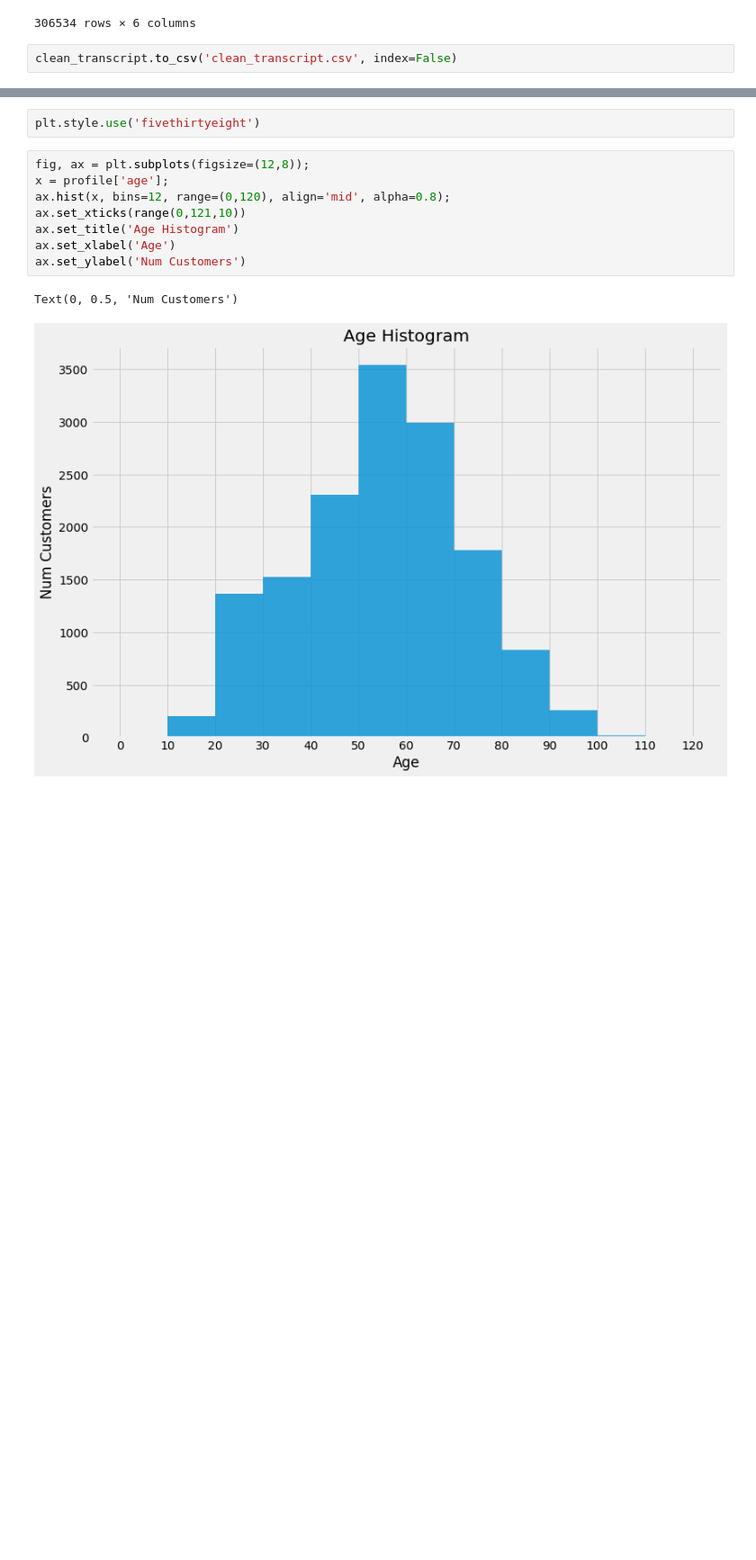
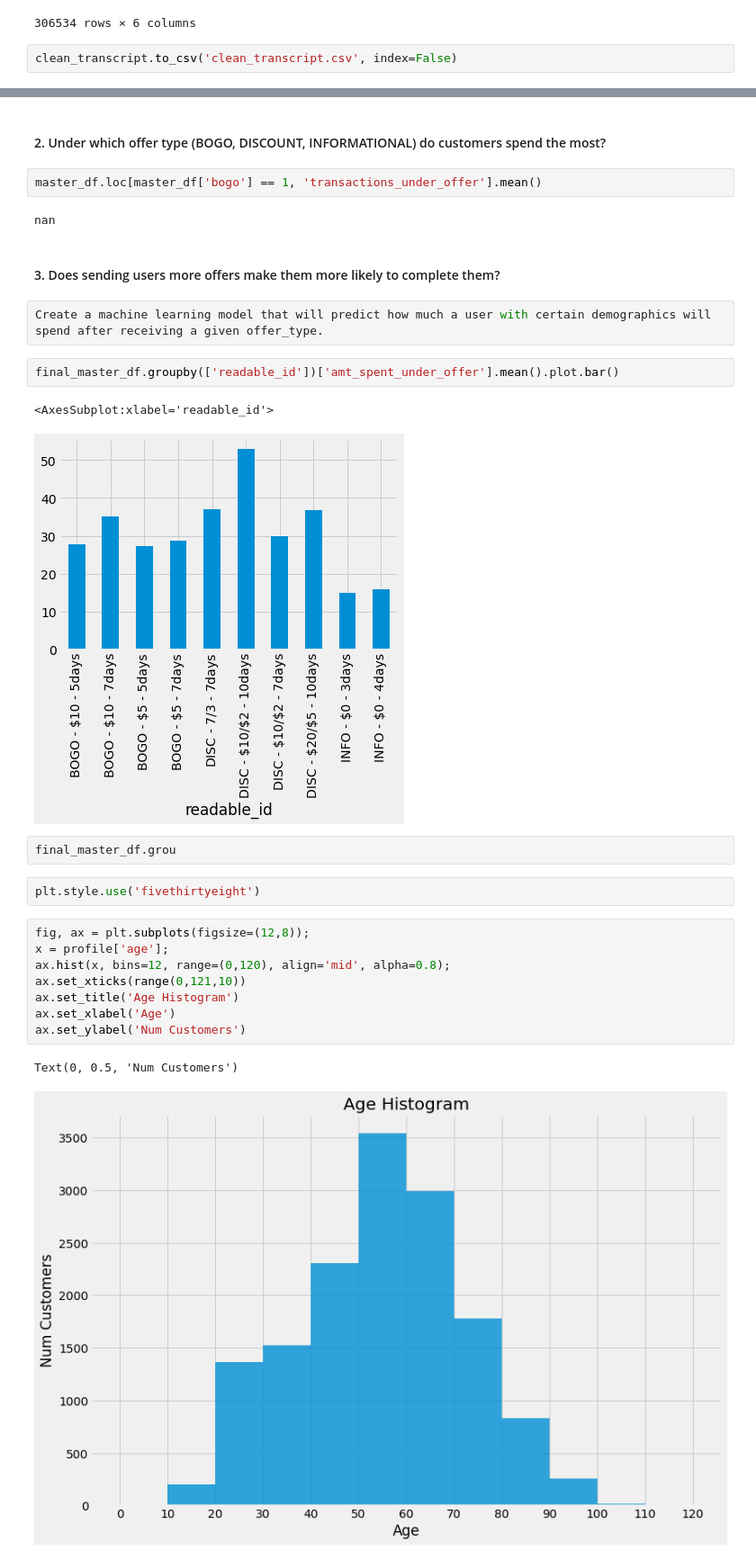
Before and after one commit to jnish23/Starbucks-Capstone, a Jupyter notebook: Starbucks_Capstone_notebook.ipynb, the cells around one changed output, grey strips where cells are left out. Shown at 90% size. Drawn from its saved outputs; the diff is of its cells as text; blank space fills up the shorter version.

```diff
--- a/Starbucks_Capstone_notebook.ipynb
+++ b/Starbucks_Capstone_notebook.ipynb
@@ -1035,3 +811,20 @@ master_df
+# %% [markdown]
+#### 2. Under which offer type (BOGO, DISCOUNT, INFORMATIONAL) do customers spend the most?
+# %%
+master_df.loc[master_df['bogo'] == 1, 'transactions_under_offer'].mean()
+# %% [output]
+nan
+# %% [markdown]
+#### 3. Does sending users more offers make them more likely to complete them?
+# %%
+Create a machine learning model that will predict how much a user with certain demographics will spend after receiving a given offer_type.
+# %%
+final_master_df.groupby(['readable_id'])['amt_spent_under_offer'].mean().plot.bar()
+# %% [output]
+<AxesSubplot:xlabel='readable_id'>
+[figure, added]
+# %%
+final_master_df.grou
 # %%
 plt.style.use('fivethirtyeight')
 # %%
```
Also changed, not shown: parts of 57 cells of this notebook, 3 other files.
